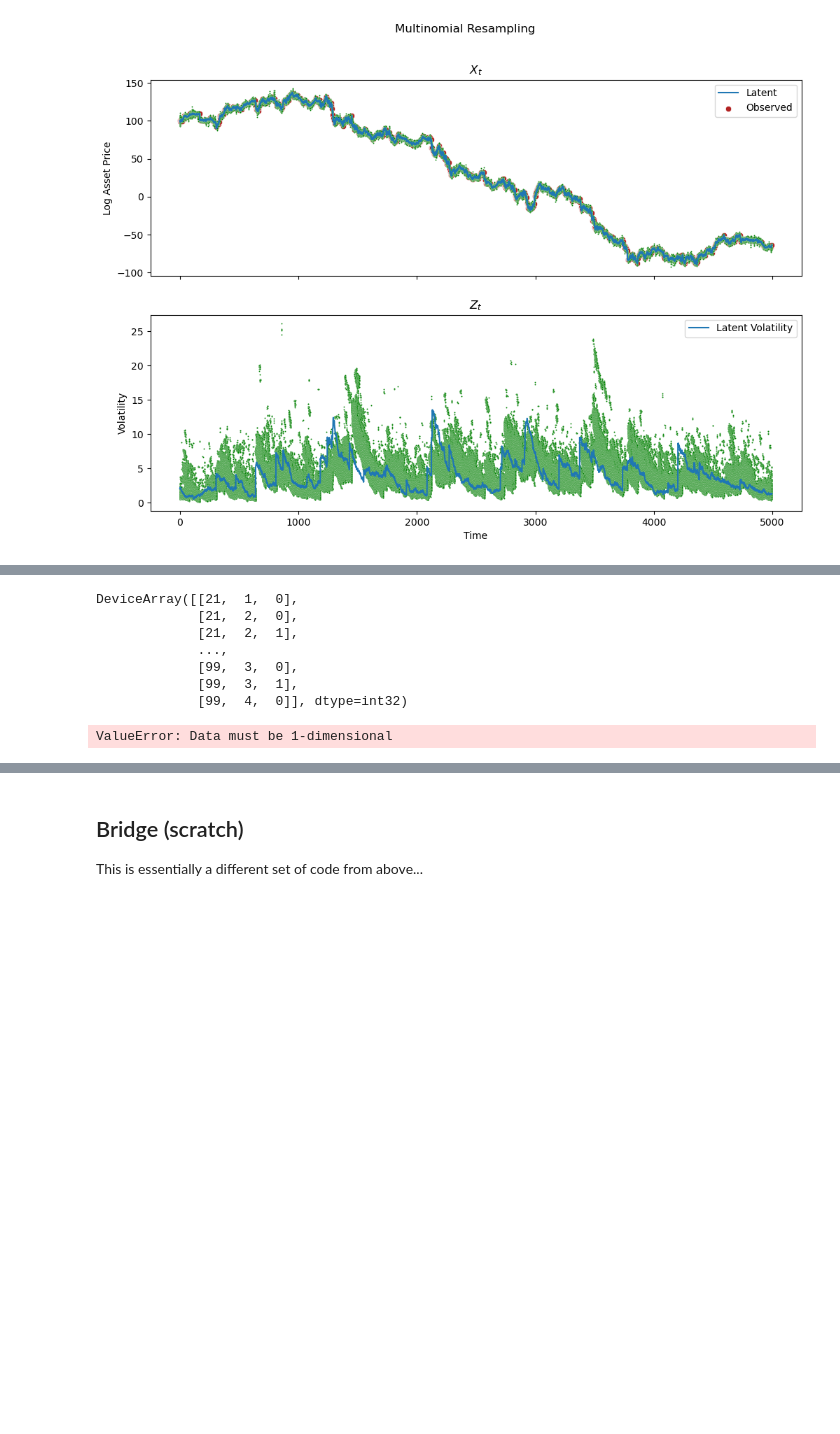
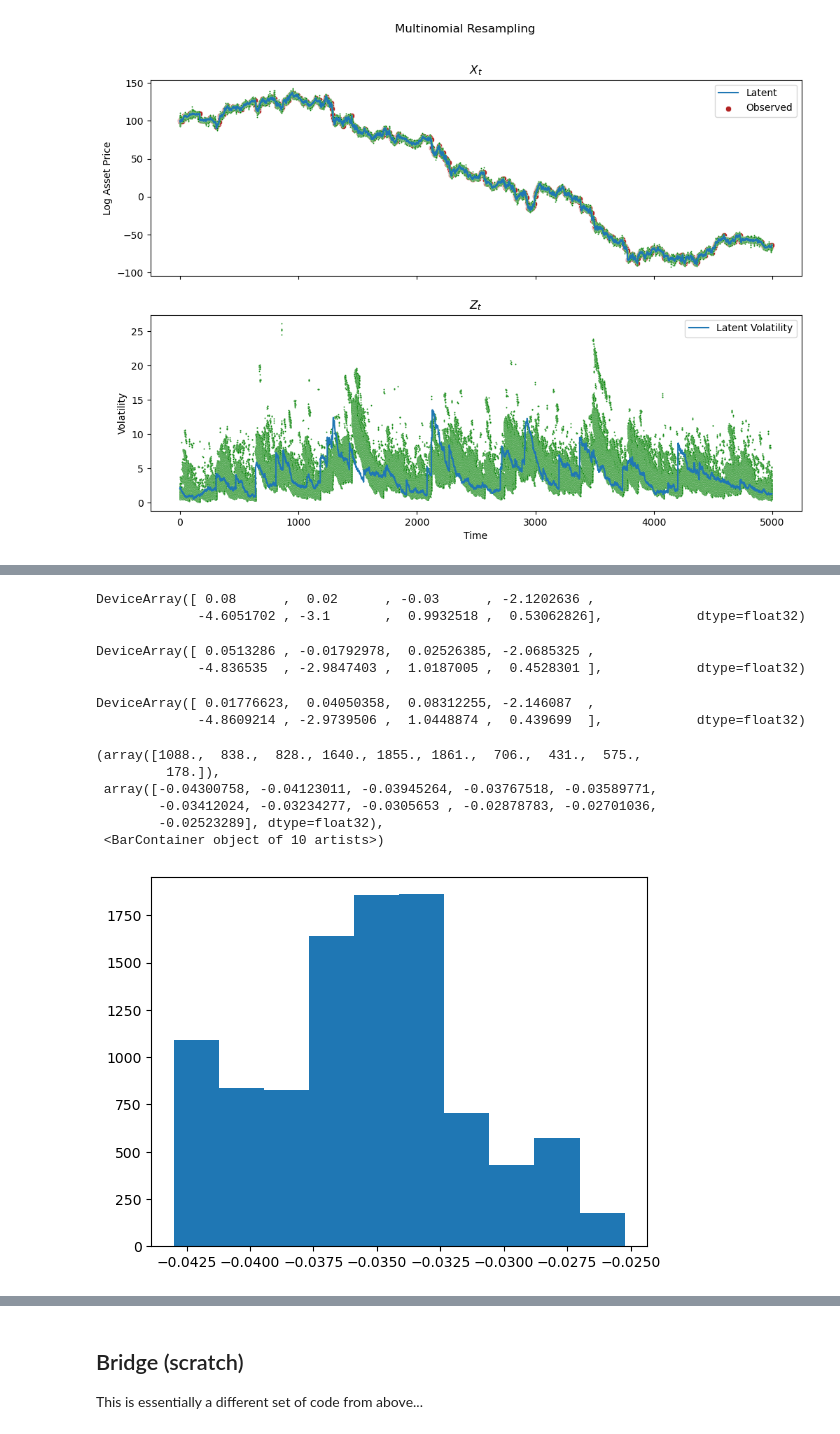
Before and after one commit to mlysy/pfjax, a Jupyter notebook: docs/notebooks/JumpDiff.ipynb, the cells around one changed output, grey strips where cells are left out. Drawn from its saved outputs; the diff is of its cells as text; code cells hidden in the pictures; blank space fills up the shorter version.

```diff
--- a/docs/notebooks/JumpDiff.ipynb
+++ b/docs/notebooks/JumpDiff.ipynb
@@ -444,7 +463,7 @@ def particle_gibbs(key, model, n_iter, theta_init, x_state_init, n_particles, rw
     """
     # initialize the sampler
     n_params = theta_init.size
-    amwg = mcmc.AdaptiveMWG(adapt_max=0.0, adapt_rate=.1)
+    amwg = mcmc.AdaptiveMWG(adapt_max=0.0, adapt_rate=0.01)
     # initial state of MWG sampler
     initial_state = {
         "theta": theta_init,
@@ -525,15 +544,15 @@ def particle_gibbs(key, model, n_iter, theta_init, x_state_init, n_particles, rw
     return out
 # %%
 n_particles = 50
-rw_sd = 0.001 * jnp.ones(8)
-n_iter = 1000
+rw_sd = jnp.array([0.0001, 0.0001, 0.0001, 0.01, 0.01, 0.01, 0.01, 0.01])
+n_iter = 10000
 
-key, subkey = jax.random.split(key)
+key, subkey = jax.random.split(my_key)
 pg_out = particle_gibbs(
     key=subkey,
     model=jdmodel,
     n_iter=n_iter,
-    theta_init=theta,
+    theta_init=my_theta,
     x_state_init=x_state,
     n_particles=n_particles,
     rw_sd=rw_sd
@@ -565,32 +565,25 @@ plt.plot((pg_out["x_state"])[n_iter,1:,3,0])
-# %%
-jnp.argwhere(jnp.isnan((pg_out["x_state"])[1000,:,:,:]))
-# %% [output]
-DeviceArray([[21,  1,  0],
-             [21,  2,  0],
-             [21,  2,  1],
-             ...,
-             [99,  3,  0],
-             [99,  3,  1],
-             [99,  4,  0]], dtype=int32)
-# %%
-# plot data
-plot_pg = (pd.DataFrame({"time": jnp.arange(n_obs) * dt,
-                         "state": jnp.squeeze(x_state),
-                         "meas": jnp.squeeze(y_meas),
-                         "med": jnp.squeeze(jnp.median(pg_out["x_state"],axis=0)),
-                         "2.5th": jnp.squeeze(jnp.percentile(pg_out["x_state"], 2.5, axis=0)),
-                         "97.5th": jnp.squeeze(jnp.percentile(pg_out["x_state"], 97.5, axis=0))}))
-
-g = sns.FacetGrid(plot_pg, height = 6)
-g = g.map(plt.scatter, "time", "meas", color="grey")
-plt.plot(plot_df['time'], plot_pg['state'], color='black')
-plt.plot(plot_df['time'], plot_pg['med'], color='deepskyblue')
-
-plt.fill_between(plot_df['time'], plot_pg['2.5th'], plot_pg['97.5th'], color='skyblue', alpha=0.5)
-
-plt.legend(labels=["Measurement", "State: True", "State: Posterior Median"])
-plt.xlabel("Time")
-plt.ylabel("Value")
-plt.show()
-# %% [output]
-ValueError: Data must be 1-dimensional
+# %%
+my_theta
+# %% [output]
+DeviceArray([ 0.08      ,  0.02      , -0.03      , -2.1202636 ,
+             -4.6051702 , -3.1       ,  0.9932518 ,  0.53062826],            dtype=float32)
+# %%
+pg_out["theta"][380,:]
+# %% [output]
+DeviceArray([ 0.0513286 , -0.01792978,  0.02526385, -2.0685325 ,
+             -4.836535  , -2.9847403 ,  1.0187005 ,  0.4528301 ],            dtype=float32)
+# %%
+pg_out["theta"][381,:]
+# %% [output]
+DeviceArray([ 0.01776623,  0.04050358,  0.08312255, -2.146087  ,
+             -4.8609214 , -2.9739506 ,  1.0448874 ,  0.439699  ],            dtype=float32)
+# %%
+plt.hist(pg_out["theta"][:,2])
+# %% [output]
+(array([1088.,  838.,  828., 1640., 1855., 1861.,  706.,  431.,  575.,
+         178.]),
+ array([-0.04300758, -0.04123011, -0.03945264, -0.03767518, -0.03589771,
+        -0.03412024, -0.03234277, -0.0305653 , -0.02878783, -0.02701036,
+        -0.02523289], dtype=float32),
+ <BarContainer object of 10 artists>)
+[figure, added]
```
Also changed, not shown: parts of 22 cells of this notebook.
